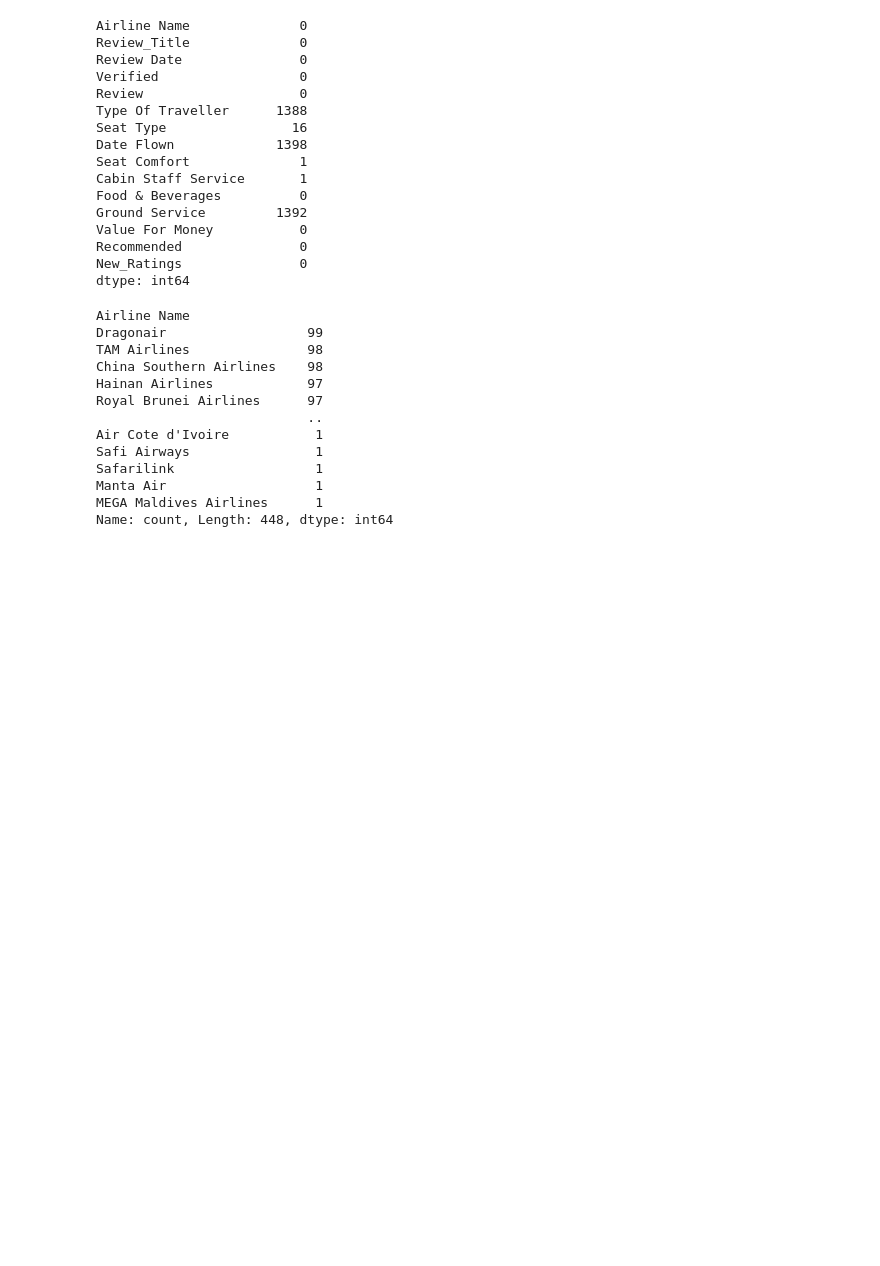
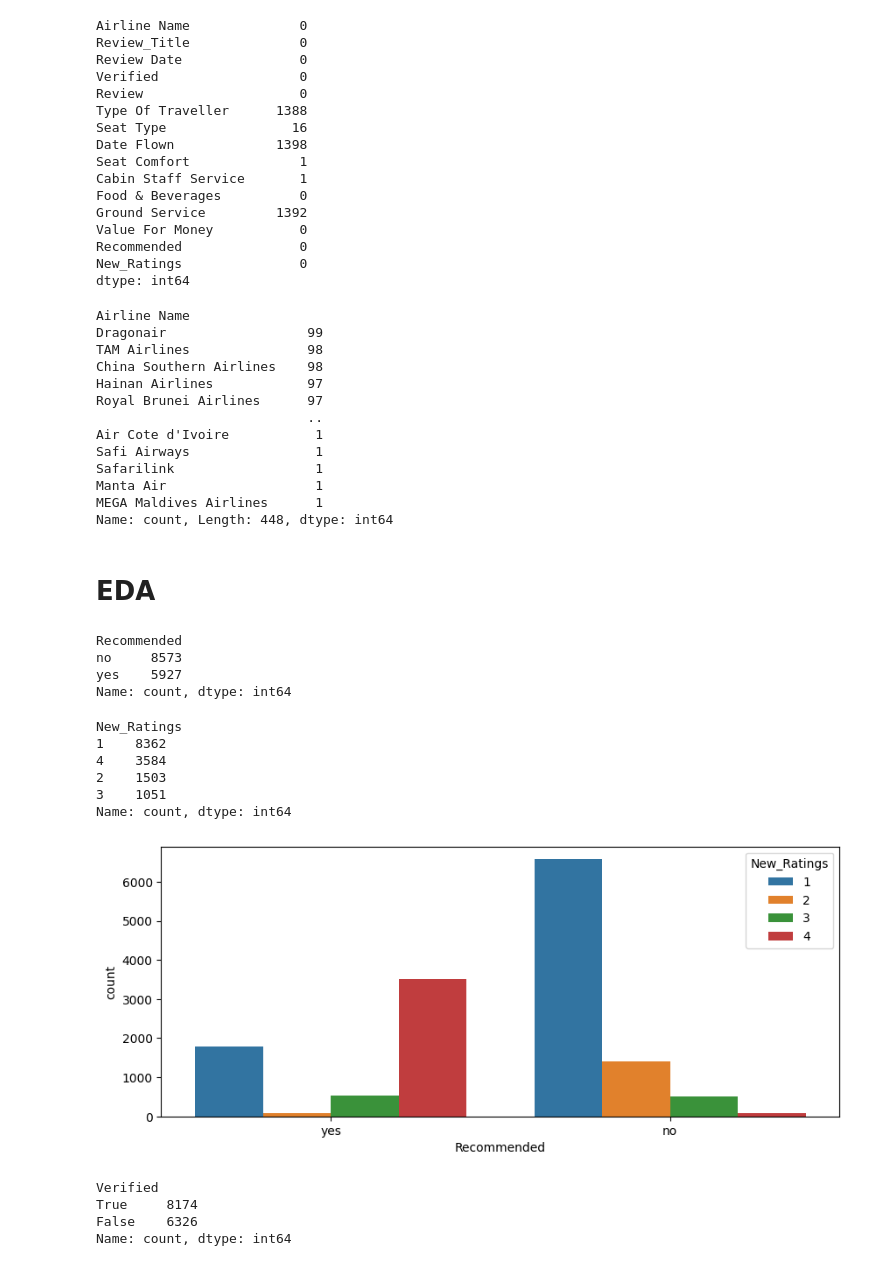
Before and after one commit to yuvarajrajdata/Airlines_review_sentiment_analysis_prediction, a Jupyter notebook: Airlines_review_sentiment_analysis_prediction.ipynb, the cells around one changed output. Cells and saved outputs as stored; diff of their text form; code cells hidden in the pictures; blank space fills up the shorter version.

```diff
--- a/Airlines_review_sentiment_analysis_prediction.ipynb
+++ b/Airlines_review_sentiment_analysis_prediction.ipynb
@@ -224,3 +224,36 @@ Name: count, Length: 448, dtype: int64
 # %%
 # drop  the airline name it  as more than 400 diff names :
 data = data.drop(['Airline Name'], axis=1)
+# %% [markdown]
+# EDA
+# %%
+data["Recommended"].value_counts()
+# %% [output]
+Recommended
+no     8573
+yes    5927
+Name: count, dtype: int64
+# %%
+data["New_Ratings"].value_counts()
+# %% [output]
+New_Ratings
+1    8362
+4    3584
+2    1503
+3    1051
+Name: count, dtype: int64
+# %%
+# EDA :
+# plotting the data :
+plt.figure(figsize=(10,4))
+sns.countplot(data = data , x ="Recommended" , hue = "New_Ratings")
+plt.show()
+# %% [output]
+[figure, added]
+# %%
+data["Verified"].value_counts()
+# %% [output]
+Verified
+True     8174
+False    6326
+Name: count, dtype: int64
```
Also changed, not shown: parts of 1 cell of this notebook.
